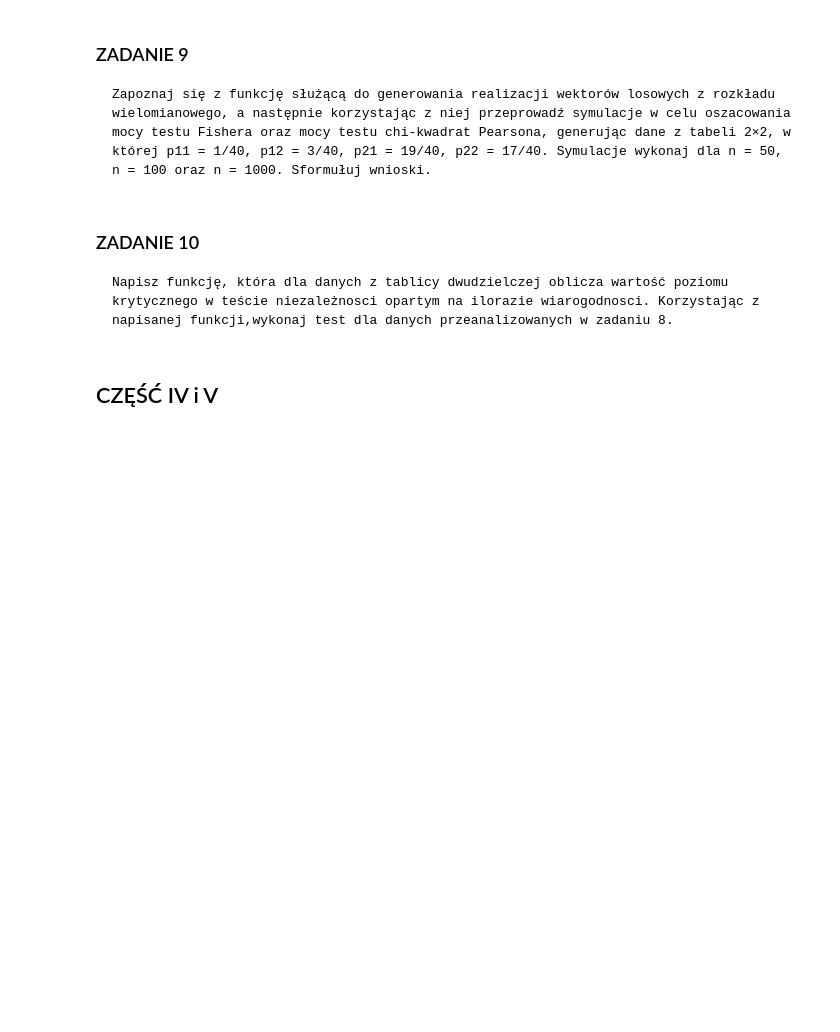
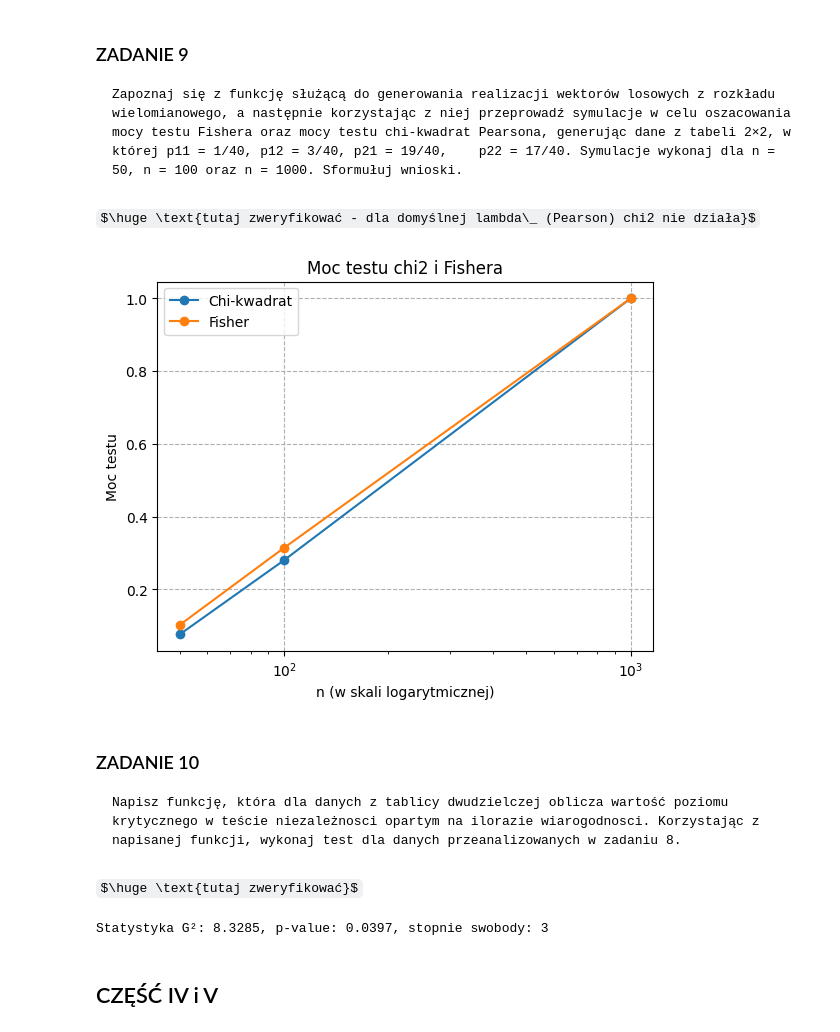
Before and after one commit to Jagaxxx/ADA_raporty, a Jupyter notebook: raport2/raport_l2.ipynb, the cells around one changed output. Saved outputs shown, nothing was run; the diff lists cells and outputs as text; code cells hidden in the pictures; some formulas as TeX source; blank space fills up the shorter version.

```diff
--- a/raport2/raport_l2.ipynb
+++ b/raport2/raport_l2.ipynb
@@ -53,0 +150,7 @@ $$\large \text{Autorzy: Katarzyna Rudzińska, Jagoda Płócienniczak}$$
+# %%
+p = [1/40, 3/40, 19/40, 17/40]
+alpha = 0.05
+tab_size = (2,2)
+n = [50, 100, 1000]
+# %% [markdown]
+$\huge \text{tutaj zweryfikować - dla domyślnej lambda\_ (Pearson) chi2 nie działa}$
@@ -53,0 +177,19 @@ $$\large \text{Autorzy: Katarzyna Rudzińska, Jagoda Płócienniczak}$$
+# %%
+chi2_power = np.zeros(len(n))
+fisher_power = np.zeros(len(n))
+
+for i, n_i in enumerate(n):
+    chi2_power[i], fisher_power[i] = test_power(p, alpha, tab_size, n_i)
+# %%
+plt.plot(n, chi2_power, label='Chi-kwadrat', marker='o')
+plt.plot(n, fisher_power, label='Fisher', marker='o')
+
+plt.legend()
+plt.title('Moc testu chi2 i Fishera')
+plt.grid(True, linestyle='--')
+plt.xscale('log')
+plt.xlabel('n (w skali logarytmicznej)')
+plt.ylabel('Moc testu')
+plt.show()
+# %% [output]
+[figure, added]
@@ -54,3 +220,5 @@ $$\large \text{Autorzy: Katarzyna Rudzińska, Jagoda Płócienniczak}$$
 # %% [markdown]
 ### ZADANIE 10
-    Napisz funkcję, która dla danych z tablicy dwudzielczej oblicza wartość poziomu krytycznego w teście niezależnosci opartym na ilorazie wiarogodnosci. Korzystając z napisanej funkcji,wykonaj test dla danych przeanalizowanych w zadaniu 8.
+    Napisz funkcję, która dla danych z tablicy dwudzielczej oblicza wartość poziomu krytycznego w teście niezależnosci opartym na ilorazie wiarogodnosci. Korzystając z napisanej funkcji, wykonaj test dla danych przeanalizowanych w zadaniu 8.
+# %% [markdown]
+$\huge \text{tutaj zweryfikować}$
@@ -57,3 +231,10 @@ $$\large \text{Autorzy: Katarzyna Rudzińska, Jagoda Płócienniczak}$$
+# %%
+# Przykład użycia dla zadania 8
+stat, p, dof = likelihood_ratio_test_g(crosstab_P2CzK.values)
+
+print(f"Statystyka G²: {stat:.4f}, p-value: {p:.4f}, stopnie swobody: {dof}")
+# %% [output]
+Statystyka G²: 8.3285, p-value: 0.0397, stopnie swobody: 3
 # %% [markdown]
 ## CZĘŚĆ IV i V
 # %% [markdown]
```
Also changed, not shown: parts of 19 cells of this notebook, 1 other file.
